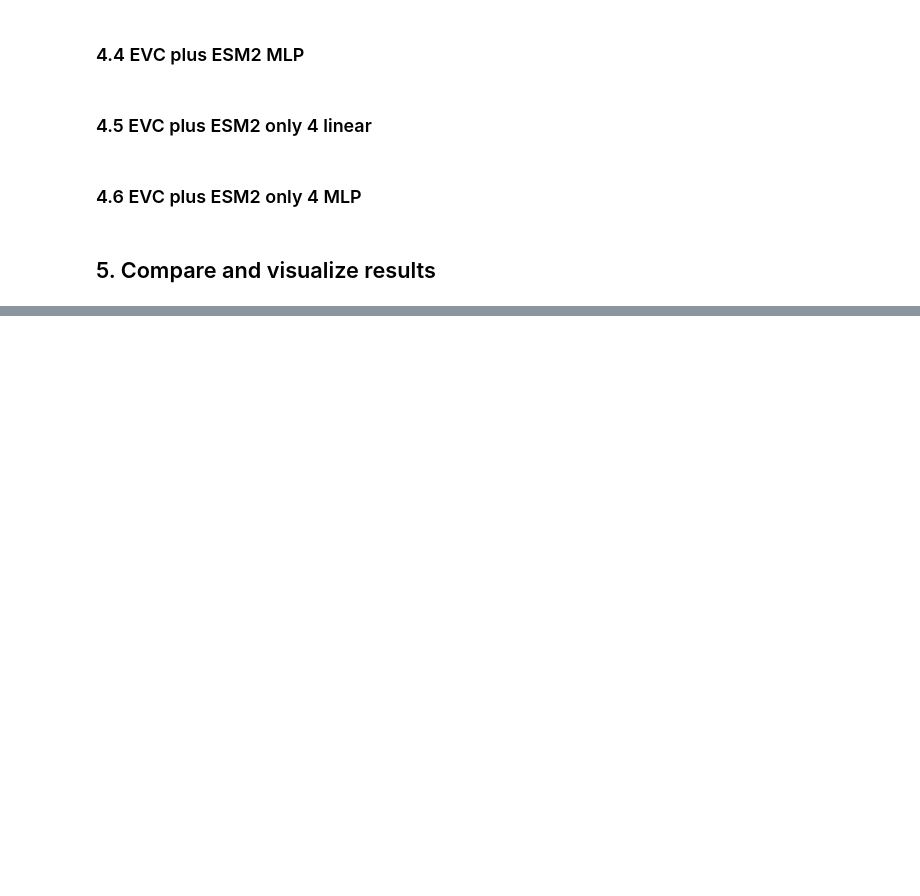
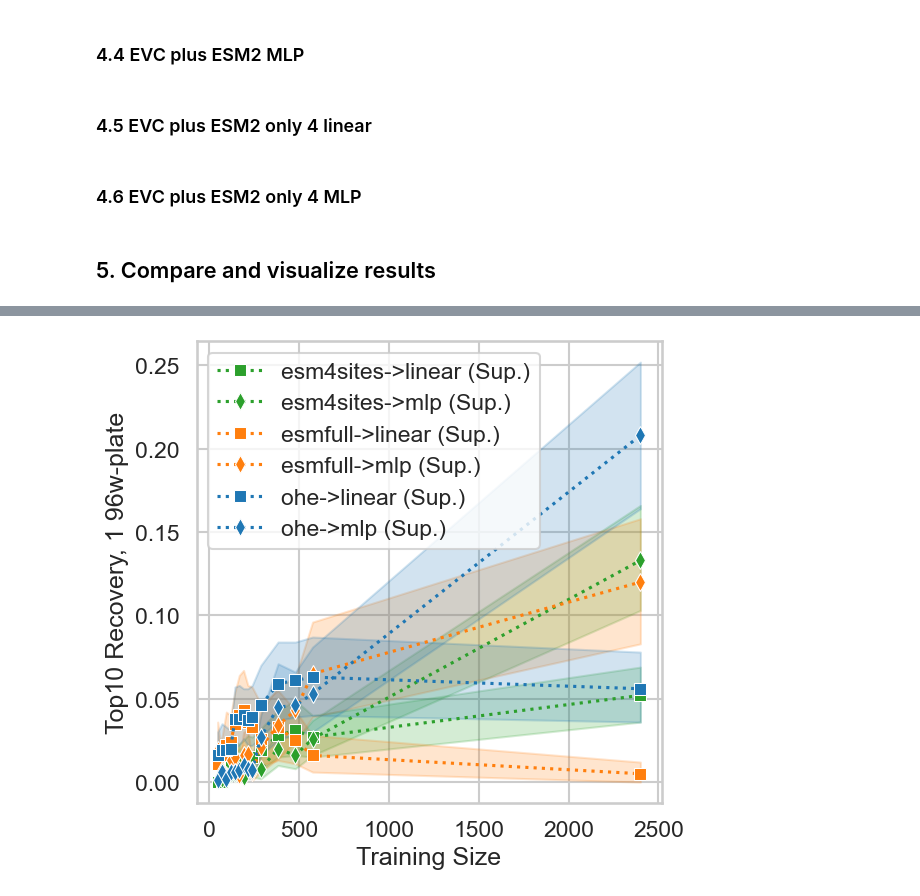
Before and after one commit to EvanKomp/aide_predict, a Jupyter notebook: showcase/epistatic_benchmarking.ipynb, the cells around one changed output, grey strips where cells are left out. Drawn from its saved outputs; the diff is of its cells as text; code cells hidden in the pictures; blank space fills up the shorter version.

```diff
--- a/showcase/epistatic_benchmarking.ipynb
+++ b/showcase/epistatic_benchmarking.ipynb
@@ -531,23 +580,22 @@ plt.savefig('zs_vs_supervised_vs_augmented.png', bbox_inches='tight', dpi=300)
 # %%
 # now compare linear to nonlinear models
-metric = 'kendall_tau'
+metric = 'top10_in_plate'
 
-fig, ax = plt.subplots(figsize=(12, 8))
+fig, ax = plt.subplots(figsize=(6, 6))
 
 for model, df in supervised_df.groupby('Model'):
     df_ = df[df['Metric'] == metric]
     color, linestyle, marker = color_map[model.split('_')[1]], linestyle_map[model.split('_')[0]], marker_map[model.split('_')[2]]
     if model.split('_')[0] != 'none':
         continue
-    label = model
-    if model.split('_')[0] == 'none':
-        label += ' (Supervised)'
-    else:
-        label += ' (Augmented)'
+
+    name = df_['name'].iloc[0]
     sns.lineplot(x='Training Size', y='Score', data=df_, ax=ax,
-                    label=label, color=color, linestyle=linestyle, marker=marker)
+                    label=name, color=color, linestyle=linestyle, marker=marker)
 
 ax.set_xlabel('Training Size')
-ax.set_ylabel("Kendall's Tau")
+ax.set_ylabel("Top10 Recovery, 1 96w-plate")
 plt.legend()
-plt.savefig('nonlinear_vs_linear_kendall.png', bbox_inches='tight', dpi=300)
+plt.savefig('nonlinear_vs_linear_top10.png', bbox_inches='tight', dpi=300)
+# %% [output]
+[figure, added]
```
Also changed, not shown: parts of 5 cells of this notebook, 3 other files.
